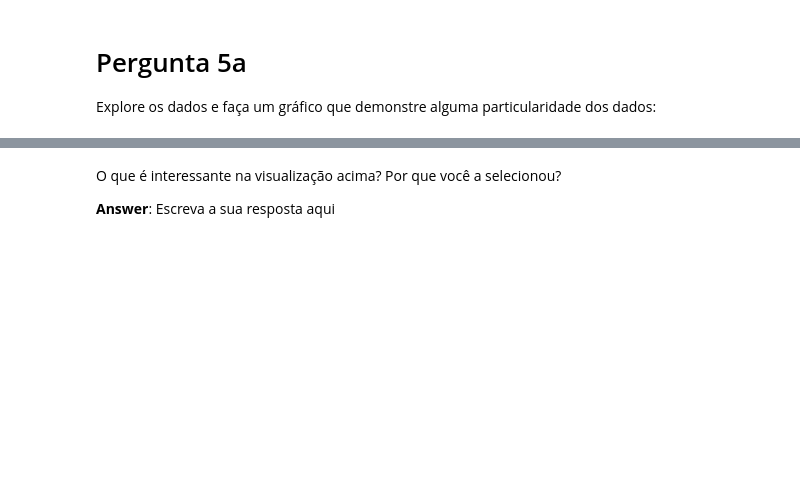
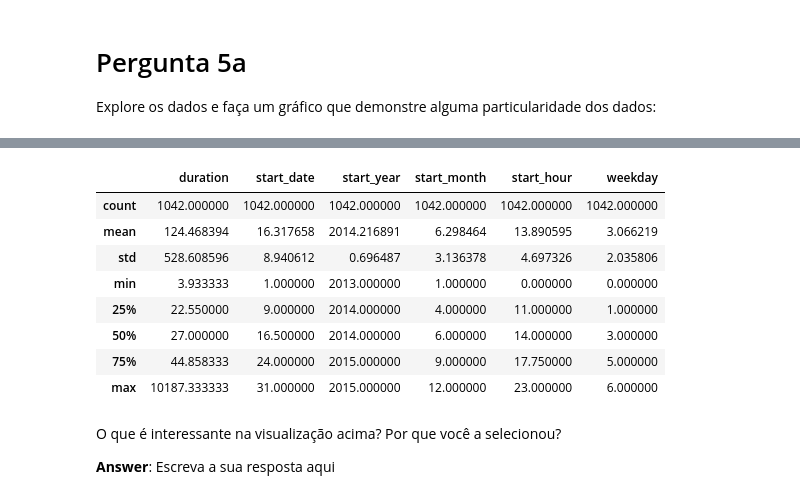
Before and after one commit to samuelralmeida/analyze_bike_share, a Jupyter notebook: Analise_Bay_Area_Bike_Share-NDFDSI.ipynb, the cells around one changed output, grey strips where cells are left out. Saved outputs shown, nothing was run; the diff lists cells and outputs as text; code cells hidden in the pictures; blank space fills up the shorter version.

```diff
--- a/Analise_Bay_Area_Bike_Share-NDFDSI.ipynb
+++ b/Analise_Bay_Area_Bike_Share-NDFDSI.ipynb
@@ -447,0 +445,4 @@ trip_data.groupby(['start_year','start_city','subscription_type'])['duration'].c
+# %%
+# Gráfico final 1
+df = trip_data.query('start_city != end_city' )
+df.head()
@@ -448,3 +456,15 @@ trip_data.groupby(['start_year','start_city','subscription_type'])['duration'].c
+# %%
+df.describe()
+# %% [output]
+|  | duration | start_date | start_year | start_month | start_hour | weekday |
+| count | 1042.000000 | 1042.000000 | 1042.000000 | 1042.000000 | 1042.000000 | 1042.000000 |
+| mean | 124.468394 | 16.317658 | 2014.216891 | 6.298464 | 13.890595 | 3.066219 |
+| std | 528.608596 | 8.940612 | 0.696487 | 3.136378 | 4.697326 | 2.035806 |
+| min | 3.933333 | 1.000000 | 2013.000000 | 1.000000 | 0.000000 | 0.000000 |
+| 25% | 22.550000 | 9.000000 | 2014.000000 | 4.000000 | 11.000000 | 1.000000 |
+| 50% | 27.000000 | 16.500000 | 2014.000000 | 6.000000 | 14.000000 | 3.000000 |
+| 75% | 44.858333 | 24.000000 | 2015.000000 | 9.000000 | 17.750000 | 5.000000 |
+| max | 10187.333333 | 31.000000 | 2015.000000 | 12.000000 | 23.000000 | 6.000000 |
 # %% [markdown]
 O que é interessante na visualização acima? Por que você a selecionou?
 
```
Also changed, not shown: parts of 7 cells of this notebook.
